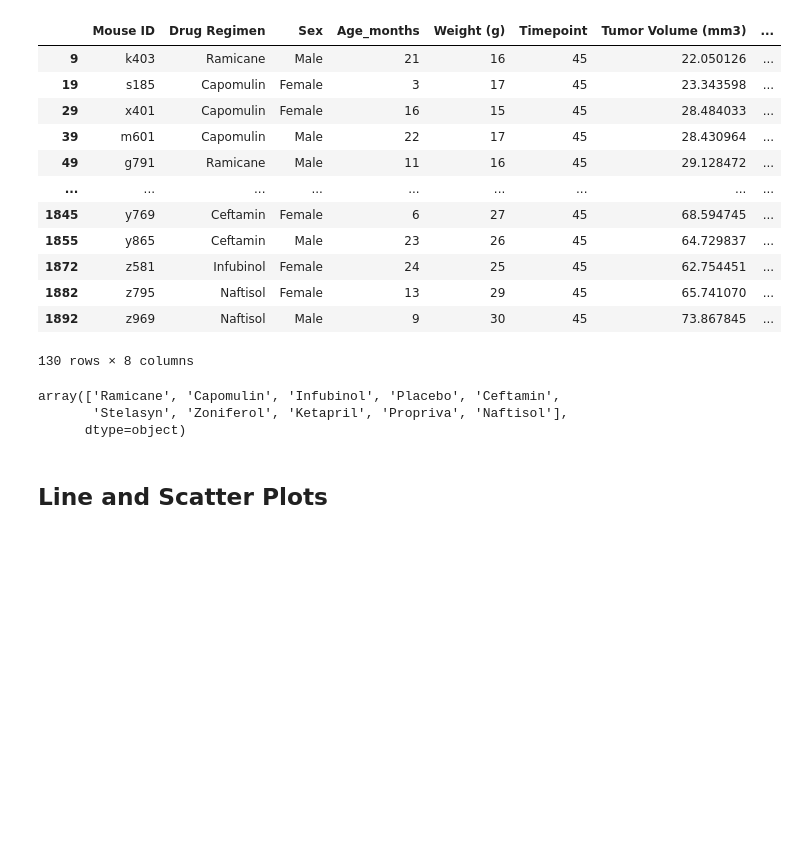
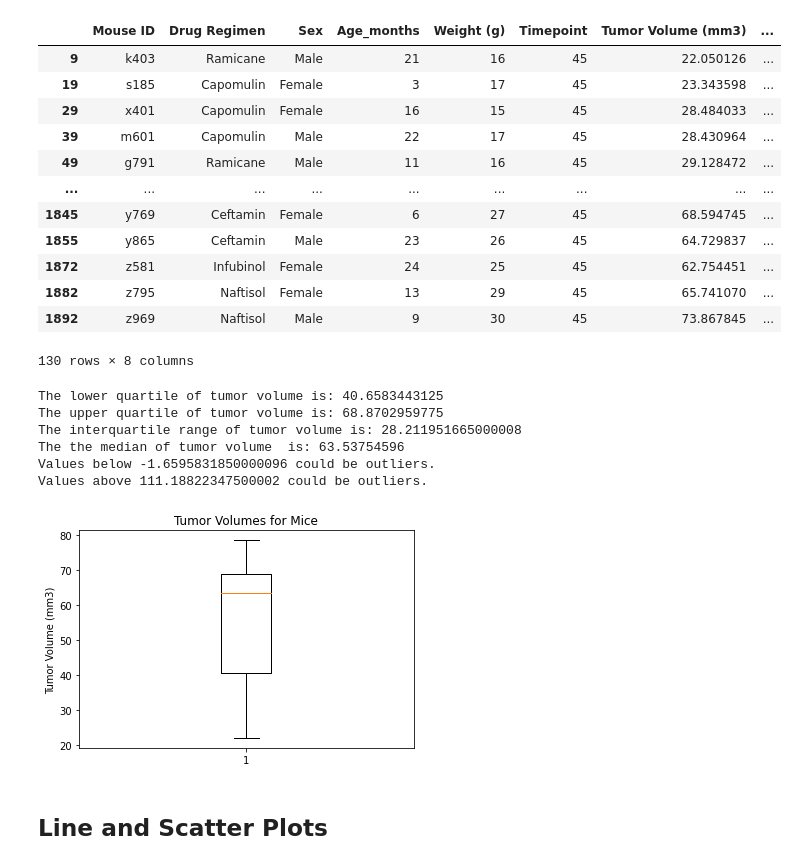
Before and after one commit to kieranmcaleer/matplotlib-challenge, a Jupyter notebook: Pymaceuticals/pymaceuticals_starter.ipynb, the cells around one changed output. Cells and saved outputs as stored; diff of their text form; code cells hidden in the pictures; blank space fills up the shorter version.

```diff
--- a/Pymaceuticals/pymaceuticals_starter.ipynb
+++ b/Pymaceuticals/pymaceuticals_starter.ipynb
@@ -206,9 +206,23 @@ drug_names= cleaned_dataframe["Drug Regimen"].unique()
 drug_names
 # Create empty list to fill with tumor vol data (for plotting)
 list_for_plotting = []
+each_mouse_volume = each_mouse["Tumor Volume (mm3)"]
 
 # Calculate the IQR and quantitatively determine if there are any potential outliers.
+quartiles = each_mouse_volume.quantile([.25,.5,.75])
+lowerq = quartiles[0.25]
+upperq = quartiles[0.75]
+iqr = upperq-lowerq
 
+print(f"The lower quartile of tumor volume is: {lowerq}")
+print(f"The upper quartile of tumor volume is: {upperq}")
+print(f"The interquartile range of tumor volume is: {iqr}")
+print(f"The the median of tumor volume  is: {quartiles[0.5]} ")
+
+lower_bound = lowerq - (1.5*iqr)
+upper_bound = upperq + (1.5*iqr)
+print(f"Values below {lower_bound} could be outliers.")
+print(f"Values above {upper_bound} could be outliers.")
 
     # Locate the rows which contain mice on each drug and get the tumor volumes
 
@@ -218,10 +232,20 @@ list_for_plotting = []
 
     # Determine outliers using upper and lower bounds
 # %% [output]
-array(['Ramicane', 'Capomulin', 'Infubinol', 'Placebo', 'Ceftamin',
-       'Stelasyn', 'Zoniferol', 'Ketapril', 'Propriva', 'Naftisol'],
-      dtype=object)
+The lower quartile of tumor volume is: 40.6583443125
+The upper quartile of tumor volume is: 68.8702959775
+The interquartile range of tumor volume is: 28.211951665000008
+The the median of tumor volume  is: 63.53754596
+Values below -1.6595831850000096 could be outliers.
+Values above 111.18822347500002 could be outliers.
 # %%
 # Generate a box plot of the final tumor volume of each mouse across four regimens of interest
+fig1, ax1 = plt.subplots()
+ax1.set_title('Tumor Volumes for Mice')
+ax1.set_ylabel('Tumor Volume (mm3)')
+ax1.boxplot(each_mouse_volume)
+plt.show()
+# %% [output]
+[figure, added]
 # %% [markdown]
 ## Line and Scatter Plots
```
Also changed, not shown: parts of 3 cells of this notebook.
